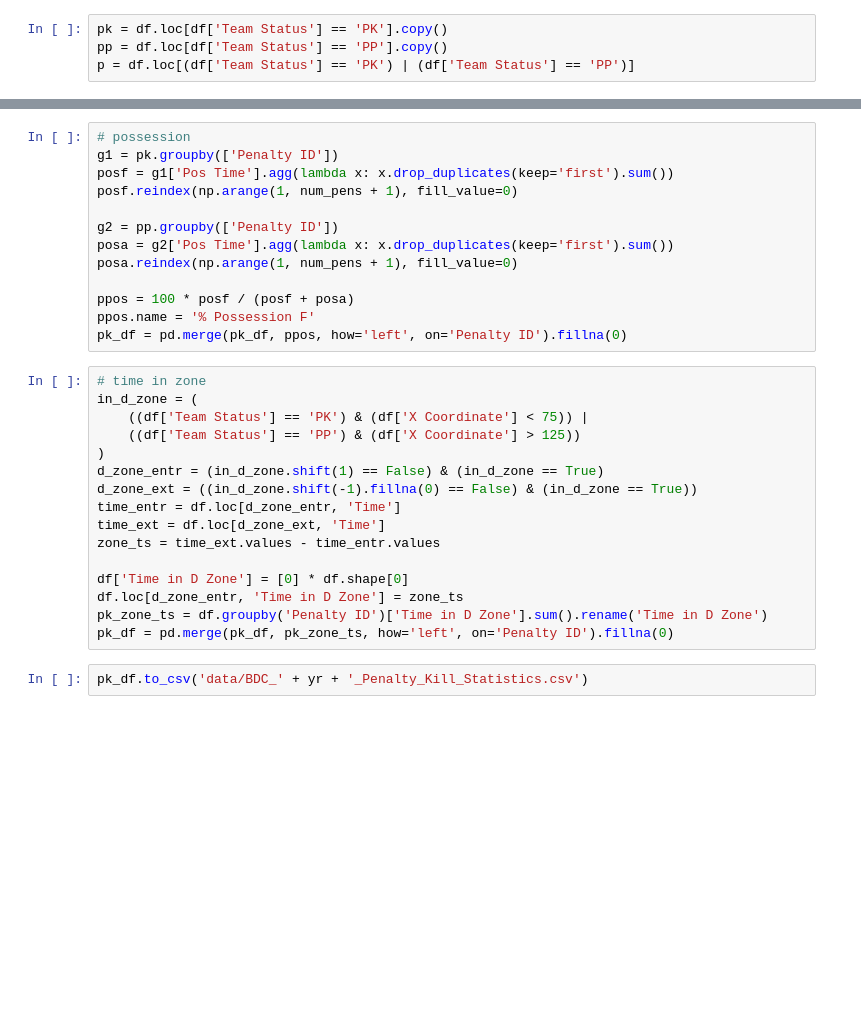
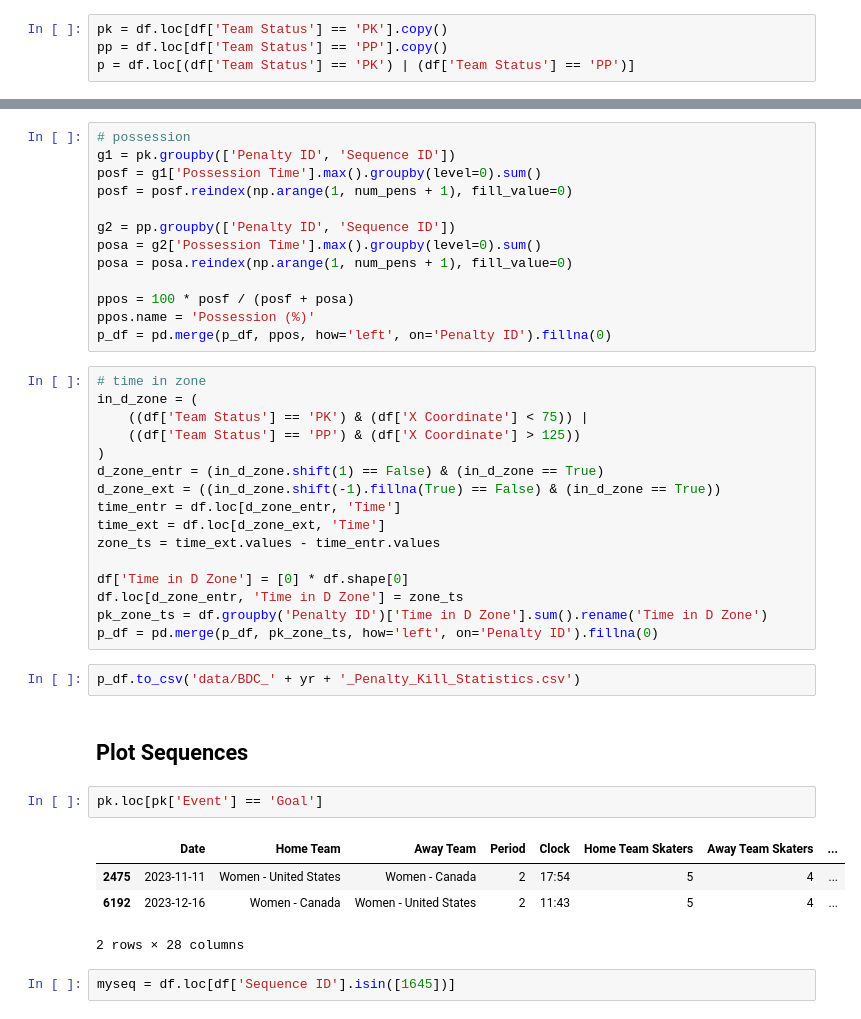
Before and after one commit to EmilyMWright/BDC-2024-PK-Control, a Jupyter notebook: success_measures.ipynb, the cells around one changed output, grey strips where cells are left out. Cells and saved outputs as stored; diff of their text form; blank space fills up the shorter version.

```diff
--- a/success_measures.ipynb
+++ b/success_measures.ipynb
@@ -77,16 +105,16 @@ pk_df = pd.merge(pk_df, fen, how='left', on='Penalty ID')
 # %%
 # possession
-g1 = pk.groupby(['Penalty ID'])
-posf = g1['Pos Time'].agg(lambda x: x.drop_duplicates(keep='first').sum())
-posf.reindex(np.arange(1, num_pens + 1), fill_value=0)
+g1 = pk.groupby(['Penalty ID', 'Sequence ID'])
+posf = g1['Possession Time'].max().groupby(level=0).sum()
+posf = posf.reindex(np.arange(1, num_pens + 1), fill_value=0)
 
-g2 = pp.groupby(['Penalty ID'])
-posa = g2['Pos Time'].agg(lambda x: x.drop_duplicates(keep='first').sum())
-posa.reindex(np.arange(1, num_pens + 1), fill_value=0)
+g2 = pp.groupby(['Penalty ID', 'Sequence ID'])
+posa = g2['Possession Time'].max().groupby(level=0).sum()
+posa = posa.reindex(np.arange(1, num_pens + 1), fill_value=0)
 
 ppos = 100 * posf / (posf + posa)
-ppos.name = '% Possession F'
-pk_df = pd.merge(pk_df, ppos, how='left', on='Penalty ID').fillna(0)
+ppos.name = 'Possession (%)'
+p_df = pd.merge(p_df, ppos, how='left', on='Penalty ID').fillna(0)
 # %%
 # time in zone
 in_d_zone = (
@@ -94,7 +122,7 @@ in_d_zone = (
     ((df['Team Status'] == 'PP') & (df['X Coordinate'] > 125))
 )
 d_zone_entr = (in_d_zone.shift(1) == False) & (in_d_zone == True)
-d_zone_ext = ((in_d_zone.shift(-1).fillna(0) == False) & (in_d_zone == True))
+d_zone_ext = ((in_d_zone.shift(-1).fillna(True) == False) & (in_d_zone == True))
 time_entr = df.loc[d_zone_entr, 'Time']
 time_ext = df.loc[d_zone_ext, 'Time']
 zone_ts = time_ext.values - time_entr.values
@@ -102,6 +130,17 @@ zone_ts = time_ext.values - time_entr.values
 df['Time in D Zone'] = [0] * df.shape[0]
 df.loc[d_zone_entr, 'Time in D Zone'] = zone_ts
 pk_zone_ts = df.groupby('Penalty ID')['Time in D Zone'].sum().rename('Time in D Zone')
-pk_df = pd.merge(pk_df, pk_zone_ts, how='left', on='Penalty ID').fillna(0)
+p_df = pd.merge(p_df, pk_zone_ts, how='left', on='Penalty ID').fillna(0)
 # %%
-pk_df.to_csv('data/BDC_' + yr + '_Penalty_Kill_Statistics.csv')
+p_df.to_csv('data/BDC_' + yr + '_Penalty_Kill_Statistics.csv')
+# %% [markdown]
+## Plot Sequences
+# %%
+pk.loc[pk['Event'] == 'Goal']
+# %% [output]
+|  | Date | Home Team | Away Team | Period | Clock | Home Team Skaters | Away Team Skaters | ... |
+| 2475 | 2023-11-11 | Women - United States | Women - Canada | 2 | 17:54 | 5 | 4 | ... |
+| 6192 | 2023-12-16 | Women - Canada | Women - United States | 2 | 11:43 | 5 | 4 | ... |
+2 rows × 28 columns
+# %%
+myseq = df.loc[df['Sequence ID'].isin([1645])]
```
Also changed, not shown: parts of 8 cells of this notebook.
